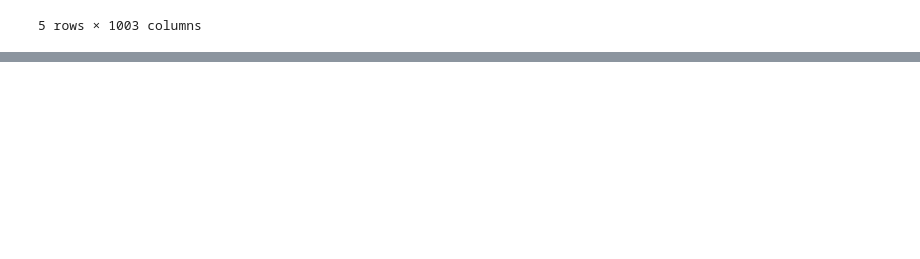
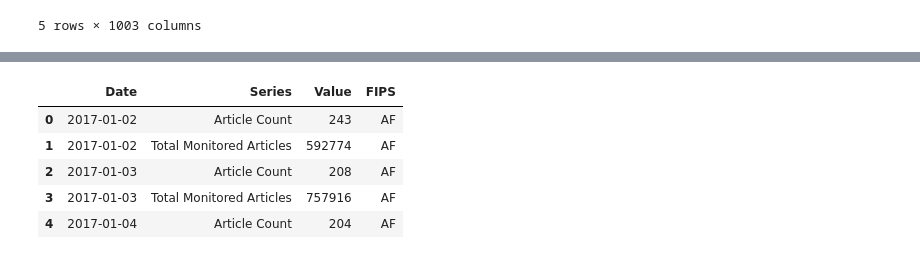
Before and after one commit to lboekestein/capstone, a Jupyter notebook: src/GDELT/collect_all_data.ipynb, the cells around one changed output, grey strips where cells are left out. Cells and saved outputs as stored; diff of their text form; code cells hidden in the pictures; blank space fills up the shorter version.

```diff
--- a/src/GDELT/collect_all_data.ipynb
+++ b/src/GDELT/collect_all_data.ipynb
@@ -287,0 +374,9 @@ data_pivot.to_csv(f"{data_folder_path}/saved_data/afghanistan_full.csv", index=F
+# %%
+df_full.head()
+# %% [output]
+|  | Date | Series | Value | FIPS |
+| 0 | 2017-01-02 | Article Count | 243 | AF |
+| 1 | 2017-01-02 | Total Monitored Articles | 592774 | AF |
+| 2 | 2017-01-03 | Article Count | 208 | AF |
+| 3 | 2017-01-03 | Total Monitored Articles | 757916 | AF |
+| 4 | 2017-01-04 | Article Count | 204 | AF |
```
Also changed, not shown: parts of 12 cells of this notebook, 3 other files.
